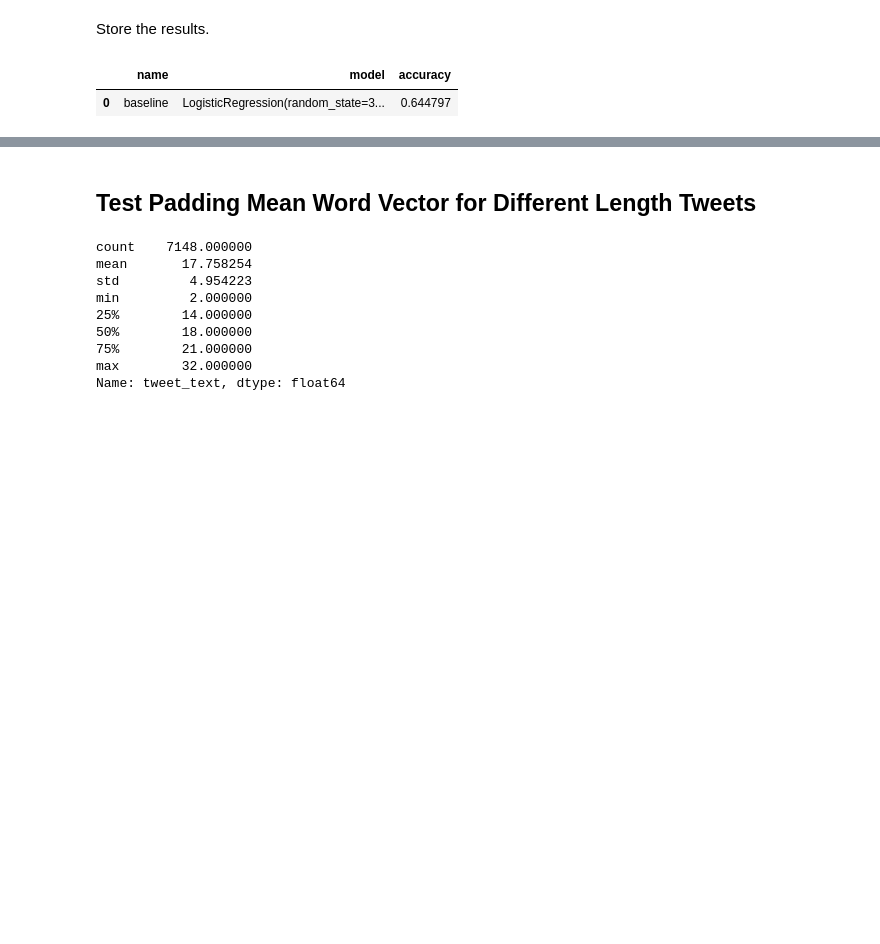
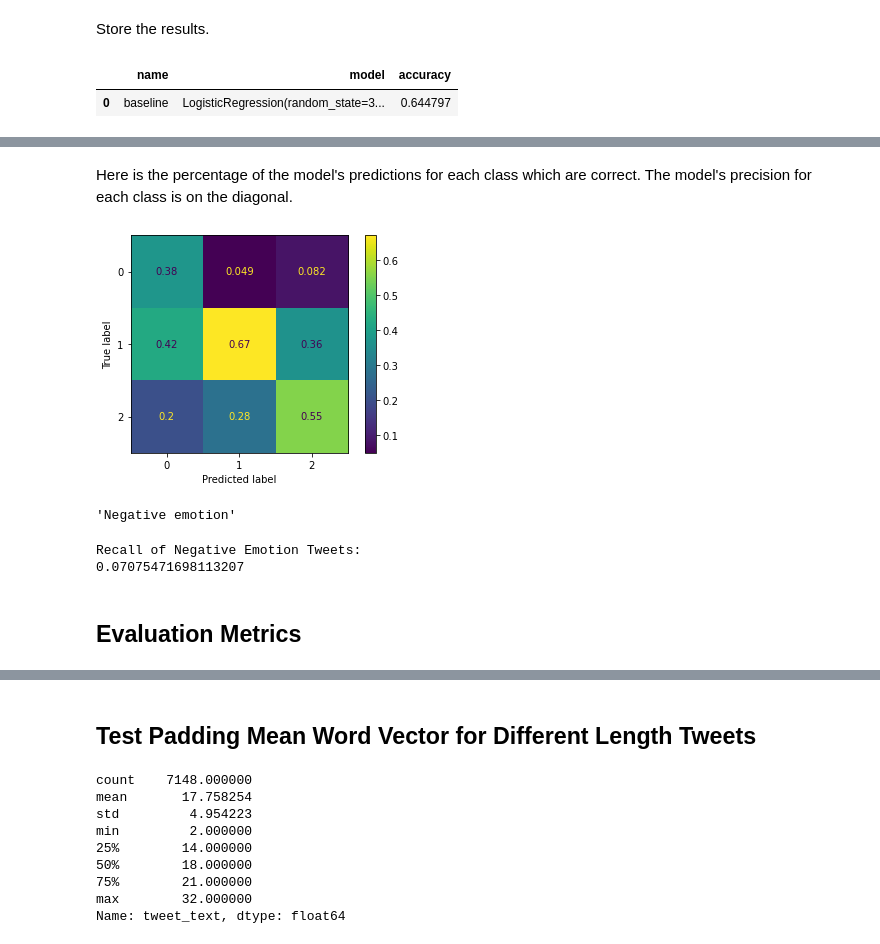
Before and after one commit to ran0027/twitter-sentiment-analysis, a Jupyter notebook: notebook.ipynb, the cells around one changed output, grey strips where cells are left out. Cells and saved outputs as stored; diff of their text form; code cells hidden in the pictures; blank space fills up the shorter version.

```diff
--- a/notebook.ipynb
+++ b/notebook.ipynb
@@ -277,0 +312,23 @@ pd.DataFrame(model_eval)
+# %% [markdown]
+Here is the percentage of the model's predictions for each class which are correct. The model's precision for each class is on the diagonal.
+# %%
+ConfusionMatrixDisplay(confusion_matrix(y_train_preprocessed[test_split],
+                                        baseline.predict(scaled_X_train[test_split]),
+                                        normalize='pred'
+                                       )).plot();
+# %% [output]
+[figure, added]
+# %%
+le.classes_[0]
+# %% [output]
+'Negative emotion'
+# %%
+cf = confusion_matrix(y_train_preprocessed[test_split], baseline.predict(scaled_X_train[test_split]))
+
+print('Recall of Negative Emotion Tweets:')
+print(cf[0][0] / np.sum([cf[0][i] for i in range(3)]))
+# %% [output]
+Recall of Negative Emotion Tweets:
+0.07075471698113207
+# %% [markdown]
+## Evaluation Metrics
```
Also changed, not shown: parts of 25 cells of this notebook.
